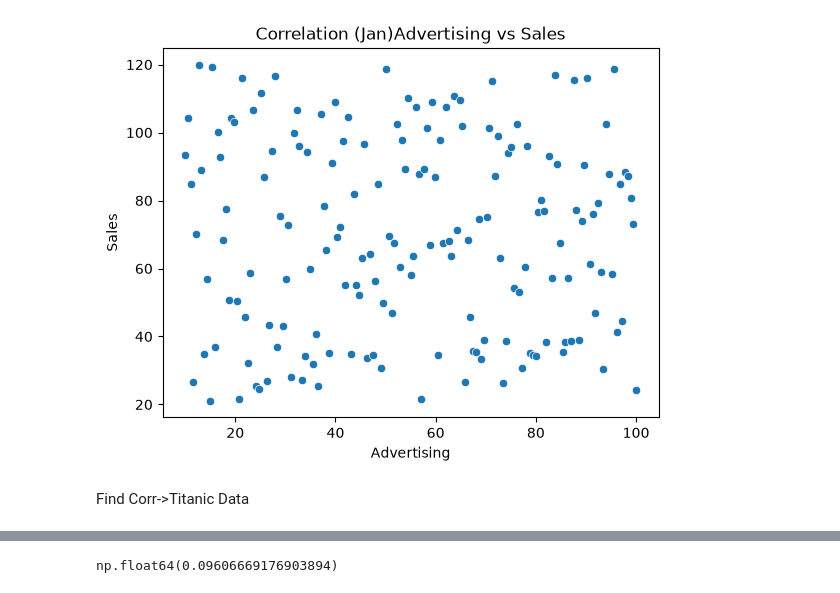
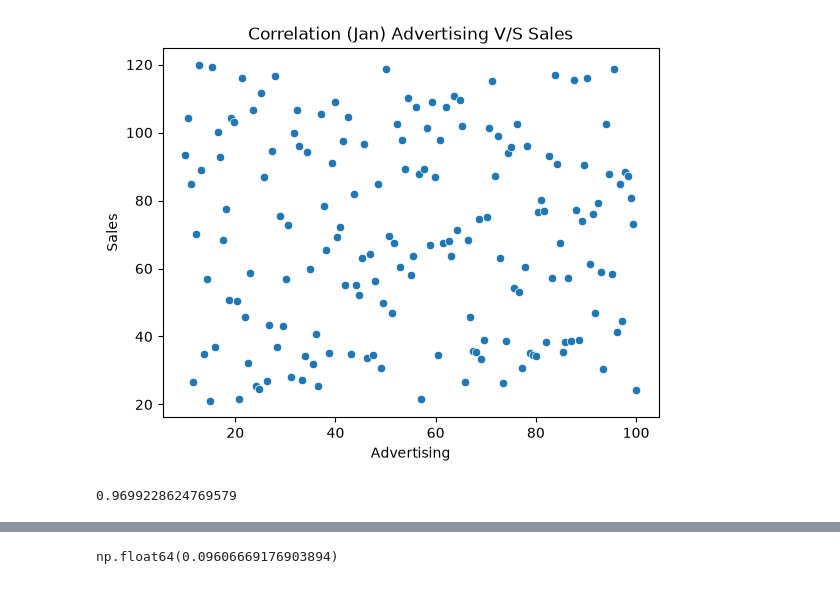
Before and after one commit to sagarhpoojary11/Placement-Training, a Jupyter notebook: Statistics for Data Science/Phase5_Covariance_Correlation.ipynb, the cells around one changed output, grey strips where cells are left out. Drawn from its saved outputs; the diff is of its cells as text; code cells hidden in the pictures.

```diff
--- a/Statistics for Data Science/Phase5_Covariance_Correlation.ipynb
+++ b/Statistics for Data Science/Phase5_Covariance_Correlation.ipynb
@@ -31,8 +37,14 @@ np.float64(0.0018175359953619922)
 # %%
 sns.scatterplot(data=sales_Jan,x='Advertising',y='Sales')
-plt.title("Correlation (Jan)Advertising vs Sales")
+plt.title("Correlation (Jan) Advertising V/S Sales")
 plt.show()
 # %% [output]
-[figure, old version]
+[figure, new version]
-# %% [markdown]
-Find Corr->Titanic Data
+# %%
+#Filter February Month data from sales_df
+sales_Feb=sales_df[sales_df["Sales Month"]=='Feb']
+#find the corr between Advertising V/S Sales
+corr = sales_Feb["Advertising"].corr(sales_Feb["Sales"])
+print(corr)
+# %% [output]
+0.9699228624769579
```
Also changed, not shown: parts of 16 cells of this notebook.
